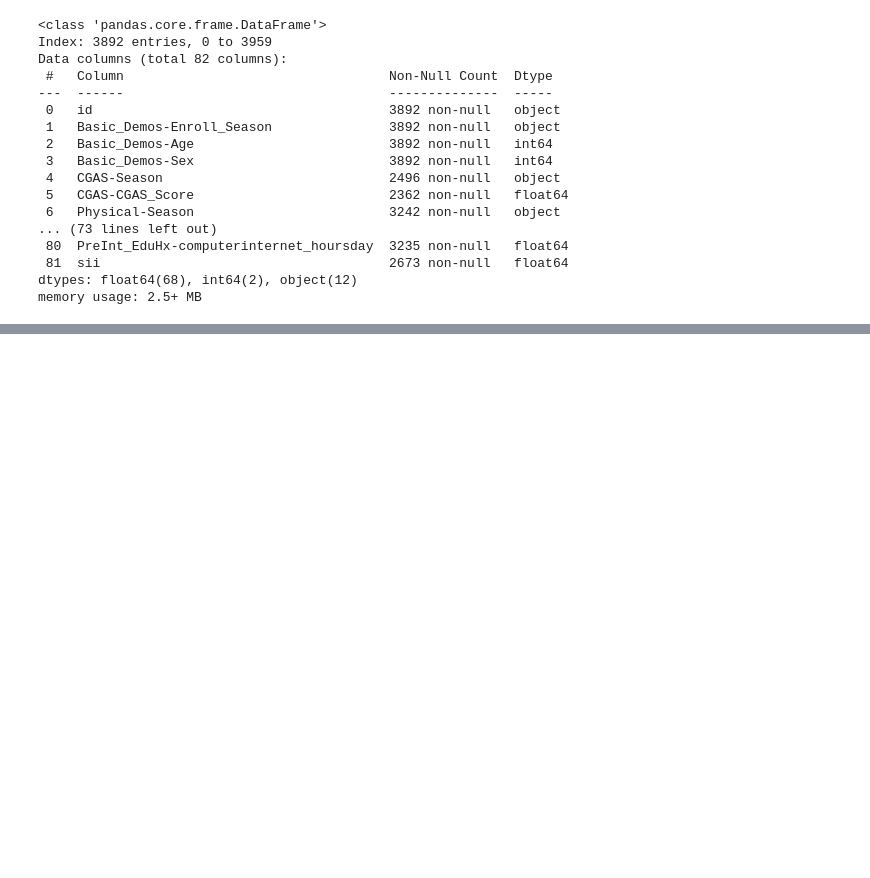
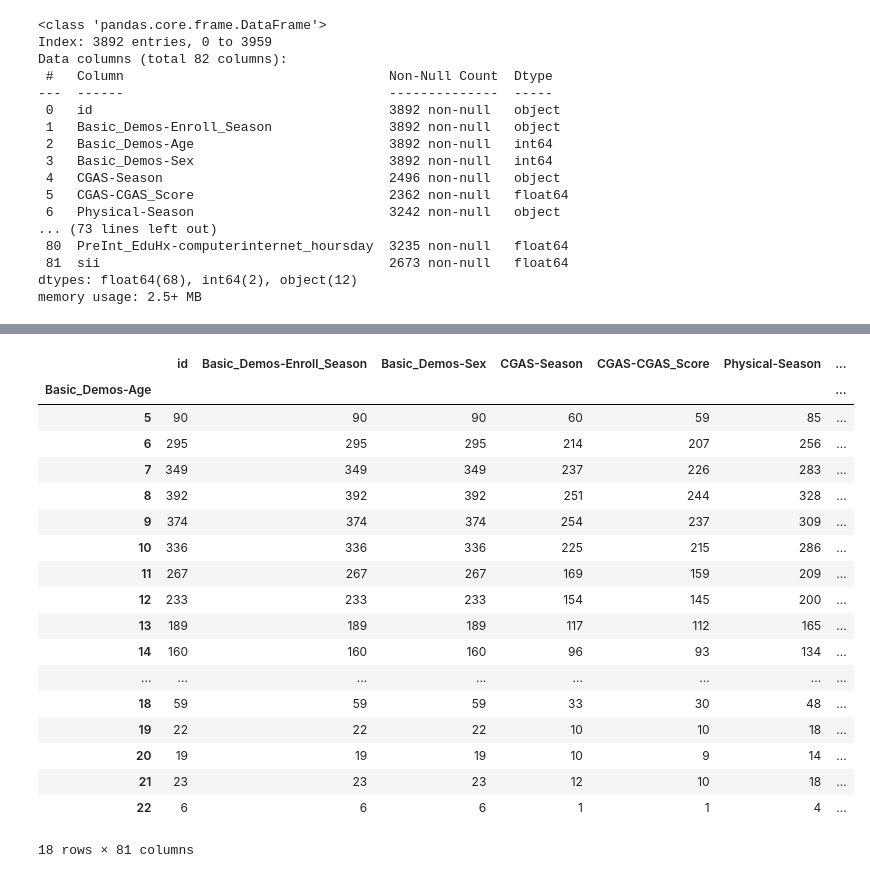
Before and after one commit to aarondweinberg/CMI_problematic_internet_use, a Jupyter notebook: EW-Exploration.ipynb, the cells around one changed output, grey strips where cells are left out. Cells and saved outputs as stored; diff of their text form; code cells hidden in the pictures; blank space fills up the shorter version.

```diff
--- a/EW-Exploration.ipynb
+++ b/EW-Exploration.ipynb
@@ -542,0 +570,28 @@ memory usage: 2.5+ MB
+# %%
+#Here I am splitting the data into a train and test set. I want to stratify by age.
+
+
+train, test = train_test_split(train_original, test_size=0.2, stratify=train_original['Basic_Demos-Age'])
+# %%
+cnt1 = train.groupby('Basic_Demos-Age').count()
+cnt1
+# %% [output]
+|  | id | Basic_Demos-Enroll_Season | Basic_Demos-Sex | CGAS-Season | CGAS-CGAS_Score | Physical-Season | ... |
+| Basic_Demos-Age |  |  |  |  |  |  | ... |
+| 5 | 90 | 90 | 90 | 60 | 59 | 85 | ... |
+| 6 | 295 | 295 | 295 | 214 | 207 | 256 | ... |
+| 7 | 349 | 349 | 349 | 237 | 226 | 283 | ... |
+| 8 | 392 | 392 | 392 | 251 | 244 | 328 | ... |
+| 9 | 374 | 374 | 374 | 254 | 237 | 309 | ... |
+| 10 | 336 | 336 | 336 | 225 | 215 | 286 | ... |
+| 11 | 267 | 267 | 267 | 169 | 159 | 209 | ... |
+| 12 | 233 | 233 | 233 | 154 | 145 | 200 | ... |
+| 13 | 189 | 189 | 189 | 117 | 112 | 165 | ... |
+| 14 | 160 | 160 | 160 | 96 | 93 | 134 | ... |
+| ... | ... | ... | ... | ... | ... | ... | ... |
+| 18 | 59 | 59 | 59 | 33 | 30 | 48 | ... |
+| 19 | 22 | 22 | 22 | 10 | 10 | 18 | ... |
+| 20 | 19 | 19 | 19 | 10 | 9 | 14 | ... |
+| 21 | 23 | 23 | 23 | 12 | 10 | 18 | ... |
+| 22 | 6 | 6 | 6 | 1 | 1 | 4 | ... |
+18 rows × 81 columns
```
Also changed, not shown: parts of 7 cells of this notebook, 4 other files.
